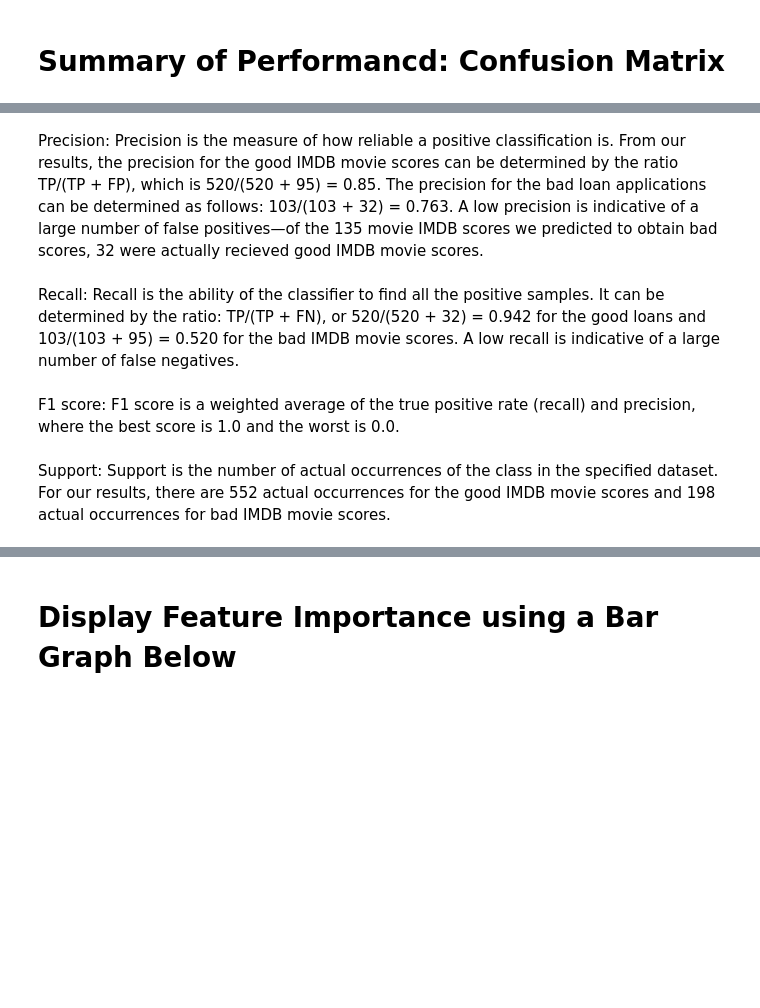
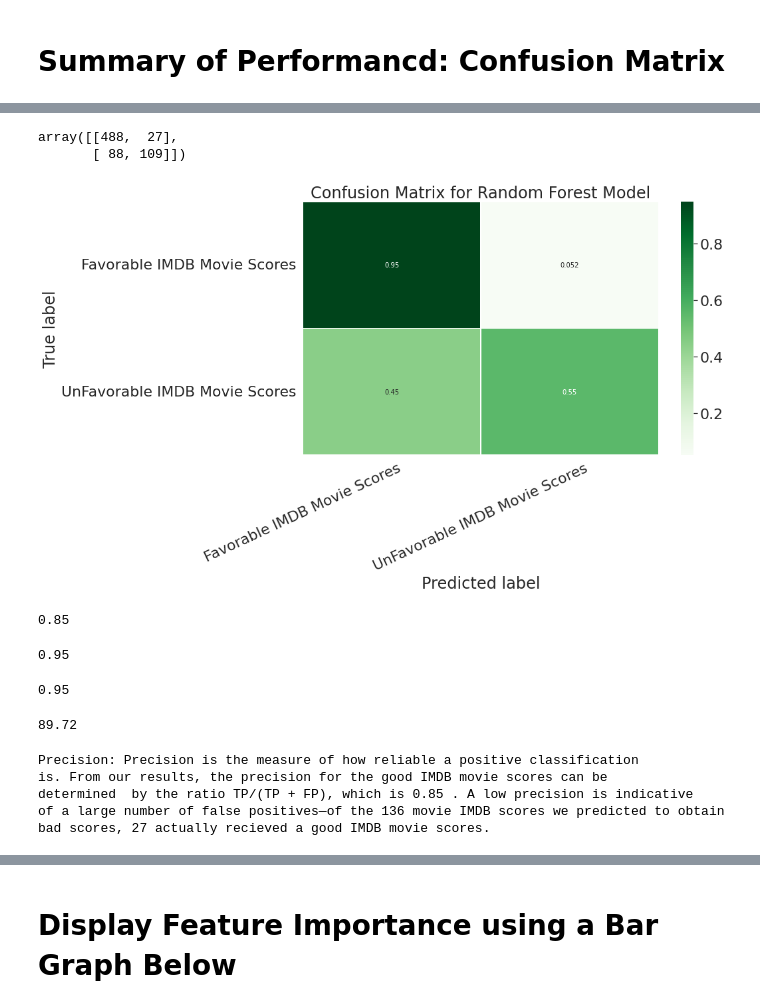
Before and after one commit to Kevin-Cutler/Final-Project, a Jupyter notebook: Class_Project_New.ipynb, the cells around one changed output, grey strips where cells are left out. Cells and saved outputs as stored; diff of their text form; code cells hidden in the pictures; blank space fills up the shorter version.

```diff
--- a/Class_Project_New.ipynb
+++ b/Class_Project_New.ipynb
@@ -582,8 +603,64 @@ weighted avg       0.83      0.83      0.82       712
-# %% [markdown]
-Precision: Precision is the measure of how reliable a positive classification is. From our results, the precision for the good IMDB movie scores can be determined by the ratio TP/(TP + FP), which is 520/(520 + 95) = 0.85. The precision for the bad loan applications can be determined as follows: 103/(103 + 32) = 0.763. A low precision is indicative of a large number of false positives—of the 135 movie IMDB scores we predicted to obtain bad scores, 32 were actually recieved good IMDB movie scores.
-# %% [markdown]
-Recall: Recall is the ability of the classifier to find all the positive samples. It can be determined by the ratio: TP/(TP + FN), or 520/(520 + 32) = 0.942 for the good loans and 103/(103 + 95) = 0.520 for the bad IMDB movie scores. A low recall is indicative of a large number of false negatives.
-# %% [markdown]
-F1 score: F1 score is a weighted average of the true positive rate (recall) and precision, where the best score is 1.0 and the worst is 0.0.
-# %% [markdown]
-Support: Support is the number of actual occurrences of the class in the specified dataset. For our results, there are 552 actual occurrences for the good IMDB movie scores and 198 actual occurrences for bad IMDB movie scores.
+# %%
+y_pred_test = predictions
+# %%
+# View confusion matrix for test data and predictions
+confusion_matrix(y_test, y_pred_test)
+# %% [output]
+array([[488,  27],
+       [ 88, 109]])
+# %%
+import matplotlib.pyplot as plt
+import numpy as np
+import seaborn as sns
+# Get and reshape confusion matrix data
+matrix = confusion_matrix(y_test, y_pred_test)
+matrix = matrix.astype('float') / matrix.sum(axis=1)[:, np.newaxis]
+
+# Build the plot
+plt.figure(figsize=(12,7))
+sns.set(font_scale=2)
+sns.heatmap(matrix, annot=True, annot_kws={'size':10},
+            cmap=plt.cm.Greens, linewidths=0.2)
+
+# Add labels to the plot
+class_names = ['Favorable IMDB Movie Scores', 'UnFavorable IMDB Movie Scores', ]
+tick_marks = np.arange(len(class_names))
+tick_marks2 = tick_marks + 0.5
+plt.xticks(tick_marks, class_names, rotation=25)
+plt.yticks(tick_marks2, class_names, rotation=0)
+plt.xlabel('Predicted label')
+plt.ylabel('True label')
+plt.title('Confusion Matrix for Random Forest Model')
+plt.show()
+# %% [output]
+[figure, added]
+# %%
+Prec = (TP/(TP + FP))
+per = round(Prec, 2)
+per
+# %% [output]
+0.85
+# %%
+Rec = round(TP/(TP + FN),2)
+Rec
+# %% [output]
+0.95
+# %%
+Sen = round(TP/(TP + FN),2)
+Sen
+# %% [output]
+0.95
+# %%
+F1 = round(100*((2 * ( per * Sen))/(per + Sen)),2)
+F1
+# %% [output]
+89.72
+# %%
+
+print( 'Precision: Precision is the measure of how reliable a positive classification \nis. From our results, the precision for the good IMDB movie scores can be\ndetermined  by the ratio TP/(TP + FP), which is ' + str(per) + ' . A low precision is indicative \nof a large number of false positives—of the '+ str(FN + TN) +' movie IMDB scores we predicted to obtain \nbad scores, '+ str(FN) + ' actually recieved a good IMDB movie scores.' ) #@title
+# %% [output]
+Precision: Precision is the measure of how reliable a positive classification
+is. From our results, the precision for the good IMDB movie scores can be
+determined  by the ratio TP/(TP + FP), which is 0.85 . A low precision is indicative
+of a large number of false positives—of the 136 movie IMDB scores we predicted to obtain
+bad scores, 27 actually recieved a good IMDB movie scores.
```
Also changed, not shown: parts of 95 cells of this notebook.
